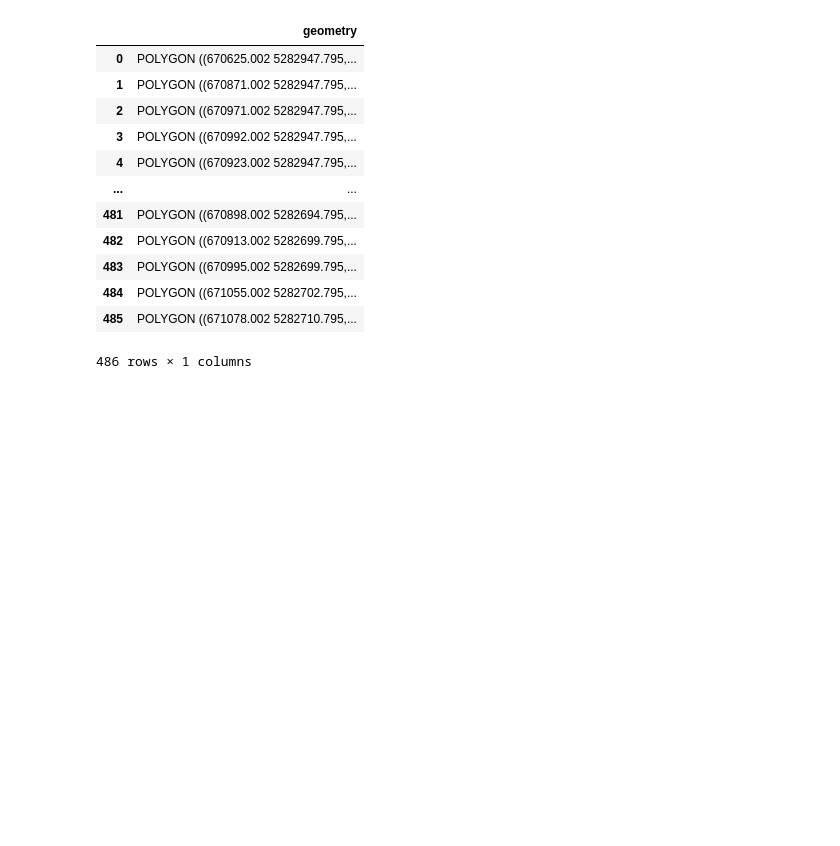
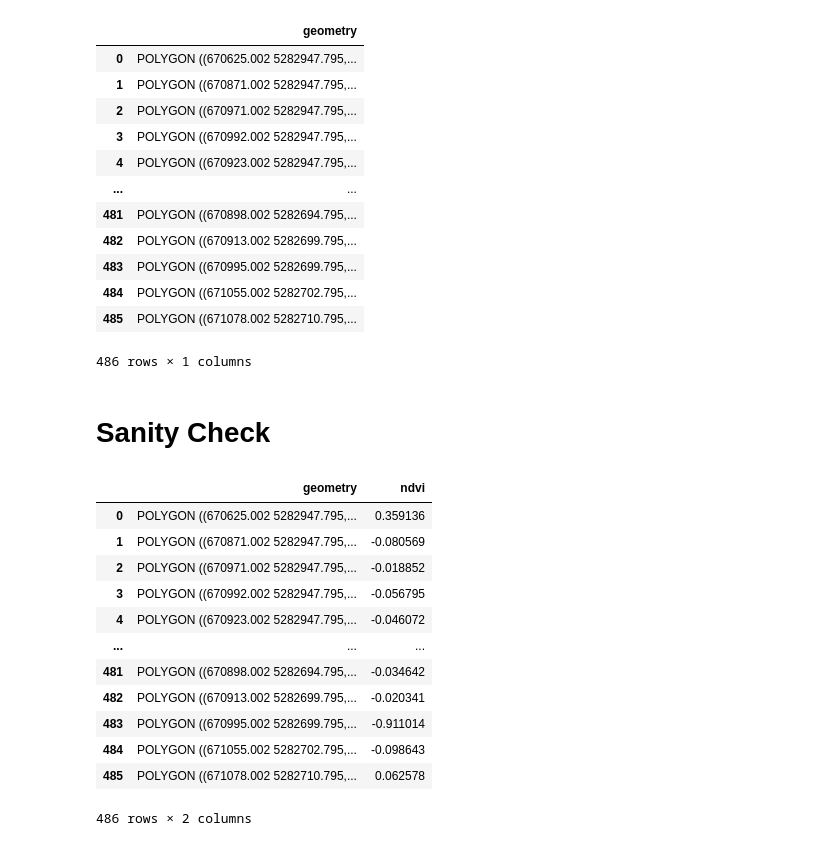
Before and after one commit to redfoxgis/river-width, a Jupyter notebook: width.ipynb, the cells around one changed output. Drawn from its saved outputs; the diff is of its cells as text; code cells hidden in the pictures; blank space fills up the shorter version.

Commit message:
Got the geodataframe issues worked out and did a sanity check on the output. Results looked good in QGIS.

```diff
--- a/width.ipynb
+++ b/width.ipynb
@@ -103,3 +103,30 @@ polys_gdf
 | 484 | POLYGON ((671055.002 5282702.795,... |
 | 485 | POLYGON ((671078.002 5282710.795,... |
 486 rows × 1 columns
+# %% [markdown]
+# Sanity Check
+# %%
+import pandas as pd
+
+se = pd.Series([f['mean'] for f in zs])
+polys_gdf['ndvi'] = se.values
+
+# Now export to shp to inspect results...
+polys_gdf.crs = dataset.crs
+polys_gdf.to_file("/Users/aaron/Desktop/temp/mypolys2.shp")
+# %%
+polys_gdf
+# %% [output]
+|  | geometry | ndvi |
+| 0 | POLYGON ((670625.002 5282947.795,... | 0.359136 |
+| 1 | POLYGON ((670871.002 5282947.795,... | -0.080569 |
+| 2 | POLYGON ((670971.002 5282947.795,... | -0.018852 |
+| 3 | POLYGON ((670992.002 5282947.795,... | -0.056795 |
+| 4 | POLYGON ((670923.002 5282947.795,... | -0.046072 |
+| ... | ... | ... |
+| 481 | POLYGON ((670898.002 5282694.795,... | -0.034642 |
+| 482 | POLYGON ((670913.002 5282699.795,... | -0.020341 |
+| 483 | POLYGON ((670995.002 5282699.795,... | -0.911014 |
+| 484 | POLYGON ((671055.002 5282702.795,... | -0.098643 |
+| 485 | POLYGON ((671078.002 5282710.795,... | 0.062578 |
+486 rows × 2 columns
```
Also changed, not shown: parts of 2 cells of this notebook.
